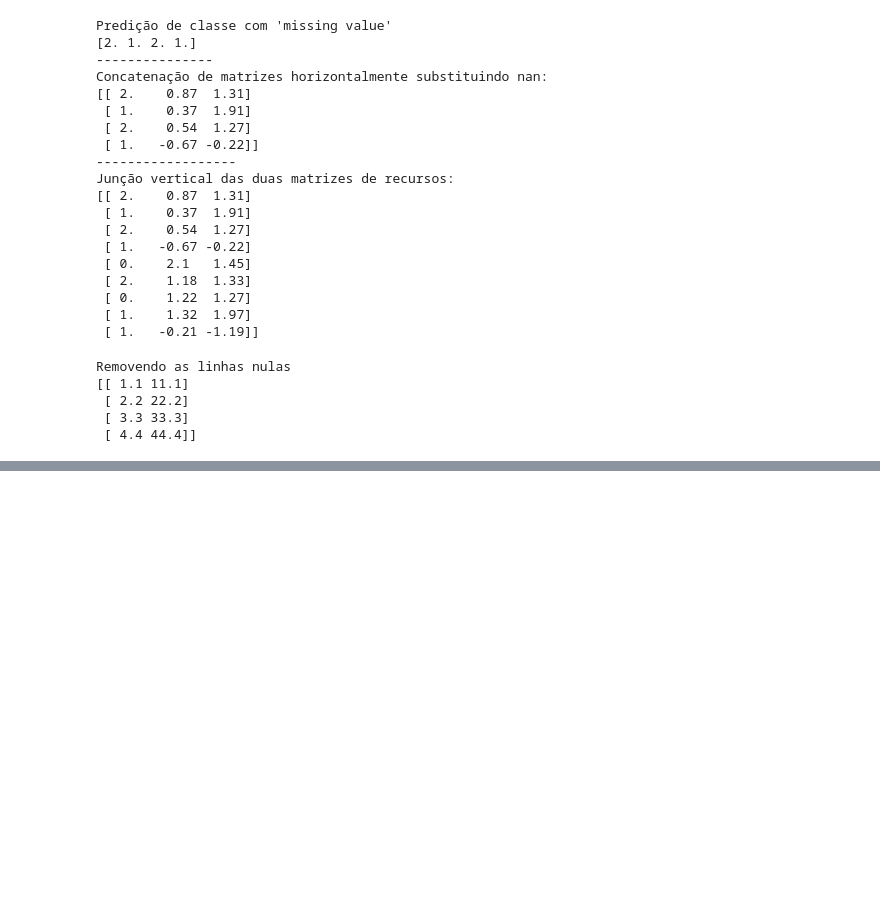
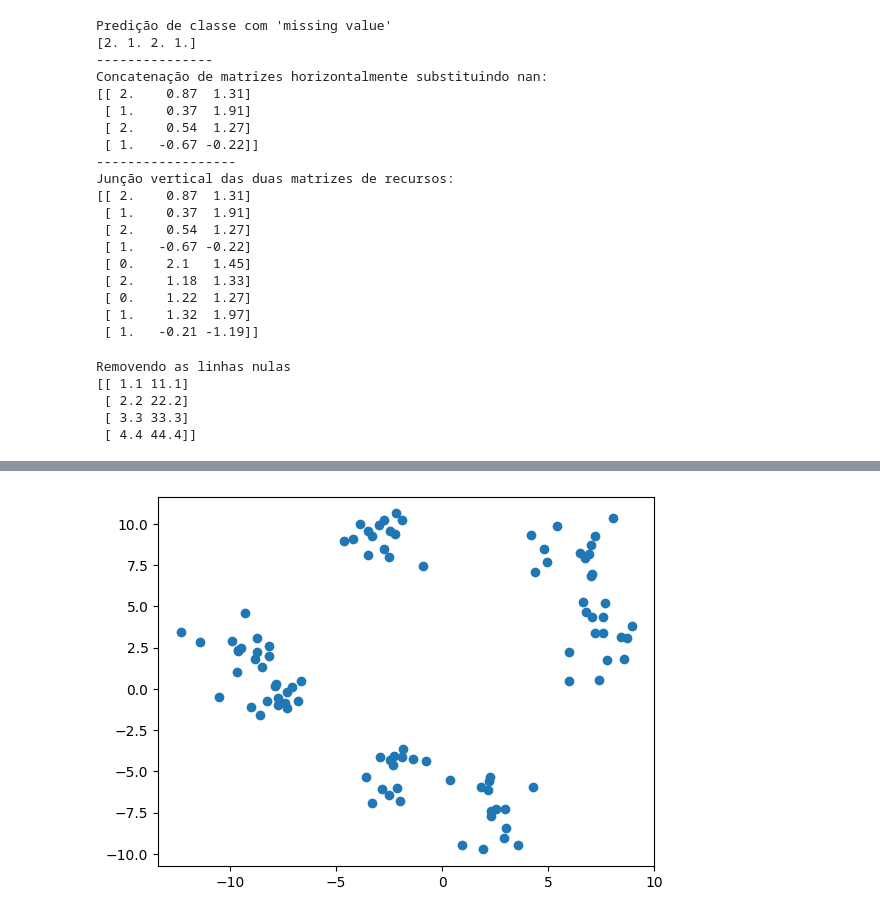
Before and after one commit to Douglas-v/data_science, a Jupyter notebook: 01_pre_processamento_de_dados.ipynb, the cells around one changed output, grey strips where cells are left out. Drawn from its saved outputs; the diff is of its cells as text; code cells hidden in the pictures; blank space fills up the shorter version.

```diff
--- a/01_pre_processamento_de_dados.ipynb
+++ b/01_pre_processamento_de_dados.ipynb
@@ -434,0 +481,61 @@ Removendo as linhas nulas
+# %%
+#Encotrando outliers
+
+#lendo as bibliotecas
+from sklearn.covariance import EllipticEnvelope
+from sklearn.datasets import make_blobs
+import matplotlib.pyplot as plt
+
+
+#criando dados simulados
+    # Parâmetros da função (sklearn.datasets: make_blobs)
+
+    # 01 - n_samples:
+    #       - Se int, é o número total de pontos divididos igualmente entre os clusters.
+    #       - Se for do tipo array (vetor), cada elemento da sequência indica o número de amostras por aglomerado.
+
+    # 02 - n_features:
+    #       - O número de características para cada amostra.
+
+    # 03 - centers:
+    #       - O número de centros a gerar ou as localizações dos centros fixos.
+    #       - Se n_samples é um int e os centers são None, são gerados 3 centros por padrão.
+    #       - Se n_samples for uma array (vetor), os centers devem ser None ou um conjunto de comprimento igual ao de n_samples.
+
+    # 04 - cluster_std:
+    #       - O desvio padrão dos aglomerados (grupos).
+
+    # 05 - shuffle:
+    #       - Indica se deve embaralhar as amostras.
+
+    # 06 - random_state:
+    #       - Determina a geração de números aleatórios para a criação de conjuntos de dados.
+    #       - Passar um int garante uma saída reprodutível em múltiplas execuções da função.
+
+#A função "make_blobs" retorna por padrão valores em x e y, quando declara-se y como '_' entende-se os valores a serem retornados para ele são insignificantes para a amostra
+x, _ = make_blobs(n_samples=100,
+                  n_features=20,
+                  centers=7,
+                  cluster_std=1.1,
+                  shuffle=True,
+                  random_state=42
+                  )
+
+#criando detector de outliers considerando que a distribuição dos dados seja eliptica e que 10% da amostra é anomalia
+outlier_detector = EllipticEnvelope(contamination=.1)
+
+#aplicando o detector
+outlier_detector.fit(x)
+
+#visualizando os dados simulados
+print(x)
+print()
+
+#visualizando os outliers preditos
+print(outlier_detector.predict(x))
+
+#criando e exibindo um gráfico considerando todas as linhas das colunas 1 e 2
+plt.scatter(x[:,0],x[:,1])
+
+plt.show()
+# %% [output]
@@ -434,0 +561 @@ Removendo as linhas nulas
+[figure, added]
```
Also changed, not shown: parts of 3 cells of this notebook.
